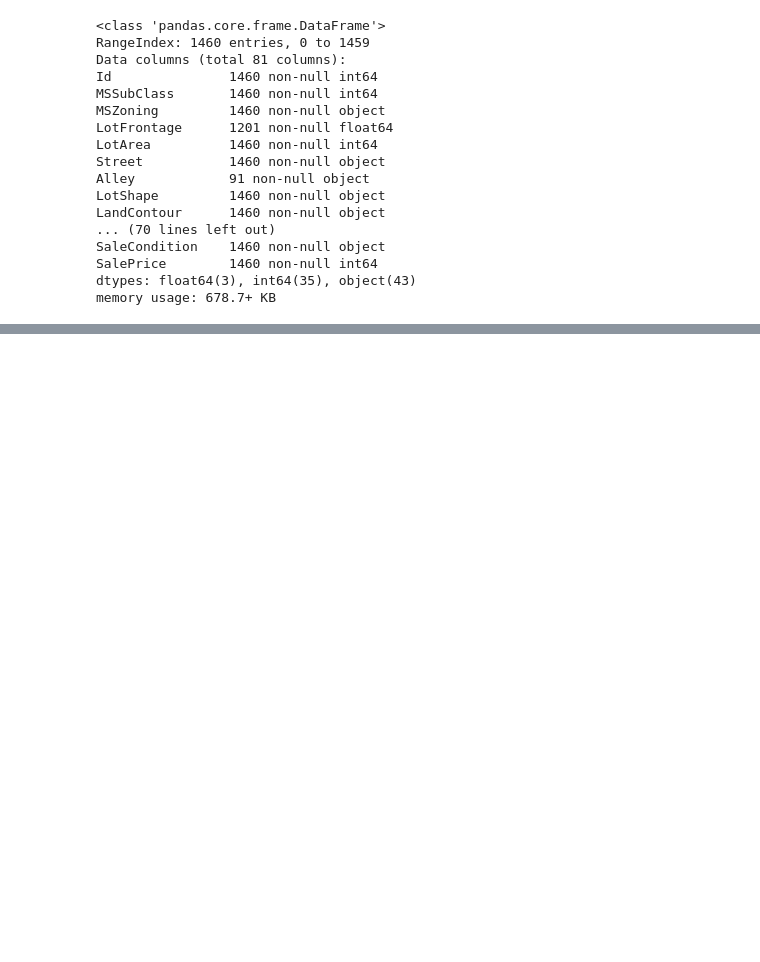
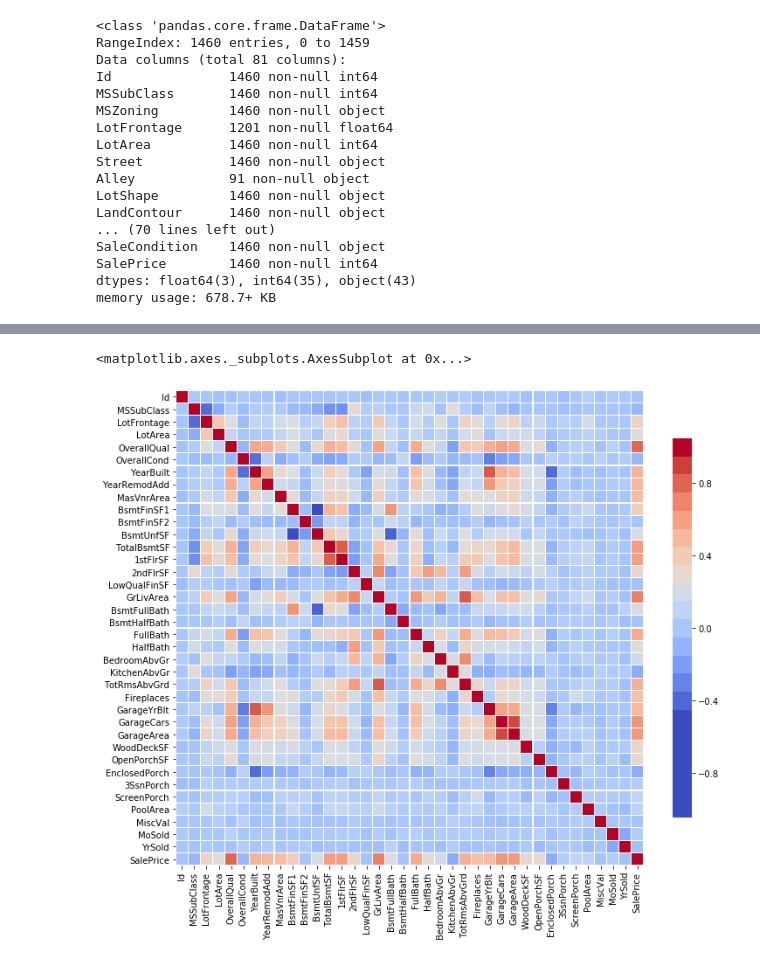
Before and after one commit to W-Tran/advanced-regression-techniques, a Jupyter notebook: advanced-regression-techniques.ipynb, the cells around one changed output, grey strips where cells are left out. Saved outputs shown, nothing was run; the diff lists cells and outputs as text; code cells hidden in the pictures; blank space fills up the shorter version.

```diff
--- a/advanced-regression-techniques.ipynb
+++ b/advanced-regression-techniques.ipynb
@@ -34,0 +61,11 @@ fig = ff.create_distplot(train_df.SalePrice.values, )
+# %%
+plt.figure(figsize=(12,10));
+sns.heatmap(train_df.corr(),
+            cmap='coolwarm',
+            cbar_kws={'values':np.linspace(-1,1,21), 'shrink':0.8},
+            #vmin=-1,
+            linewidths=0.1
+           )
+# %% [output]
+<matplotlib.axes._subplots.AxesSubplot at 0x...>
+[figure, added]
```
Also changed, not shown: parts of 10 cells of this notebook.
